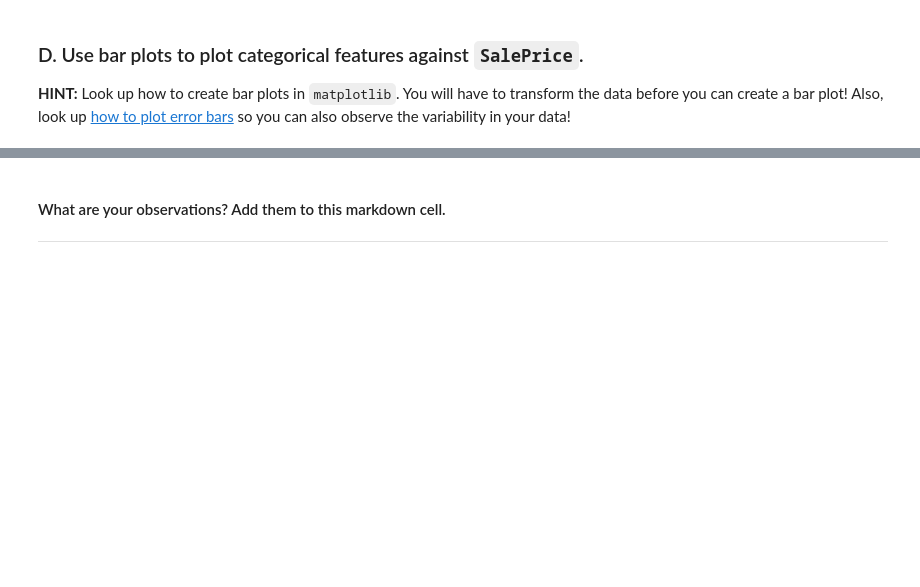
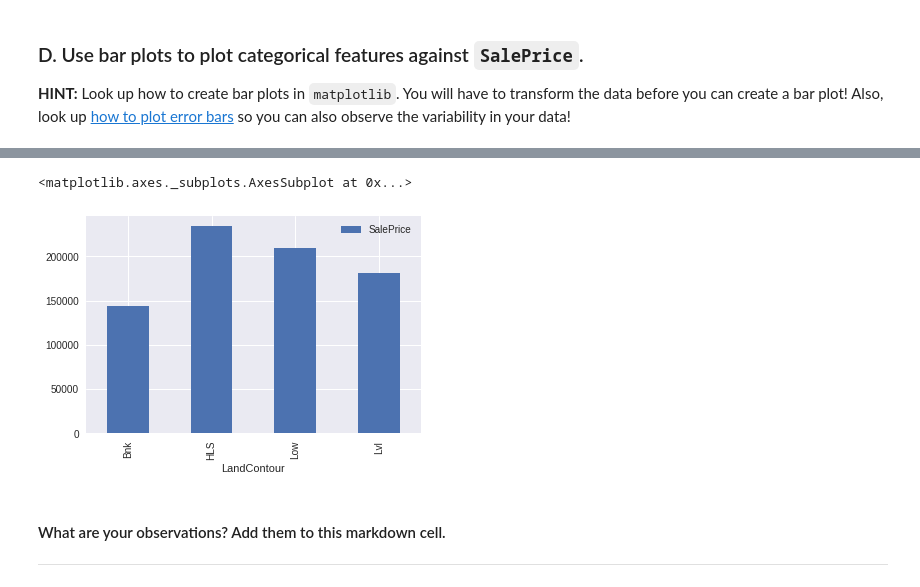
Before and after one commit to Uyentruong236/Ames_Housing, a Jupyter notebook: ipynb/project_2_starter.ipynb, the cells around one changed output, grey strips where cells are left out. Saved outputs shown, nothing was run; the diff lists cells and outputs as text; code cells hidden in the pictures; blank space fills up the shorter version.

```diff
--- a/ipynb/project_2_starter.ipynb
+++ b/ipynb/project_2_starter.ipynb
@@ -194,3 +201,8 @@ for i, col in enumerate(df_num.columns):
+# %%
+df_cat.groupby('LandContour').mean().plot.bar()
+# %% [output]
+<matplotlib.axes._subplots.AxesSubplot at 0x...>
+[figure, added]
 # %% [markdown]
 #### What are your observations? Add them to this markdown cell.
 
```
Also changed, not shown: parts of 8 cells of this notebook.
